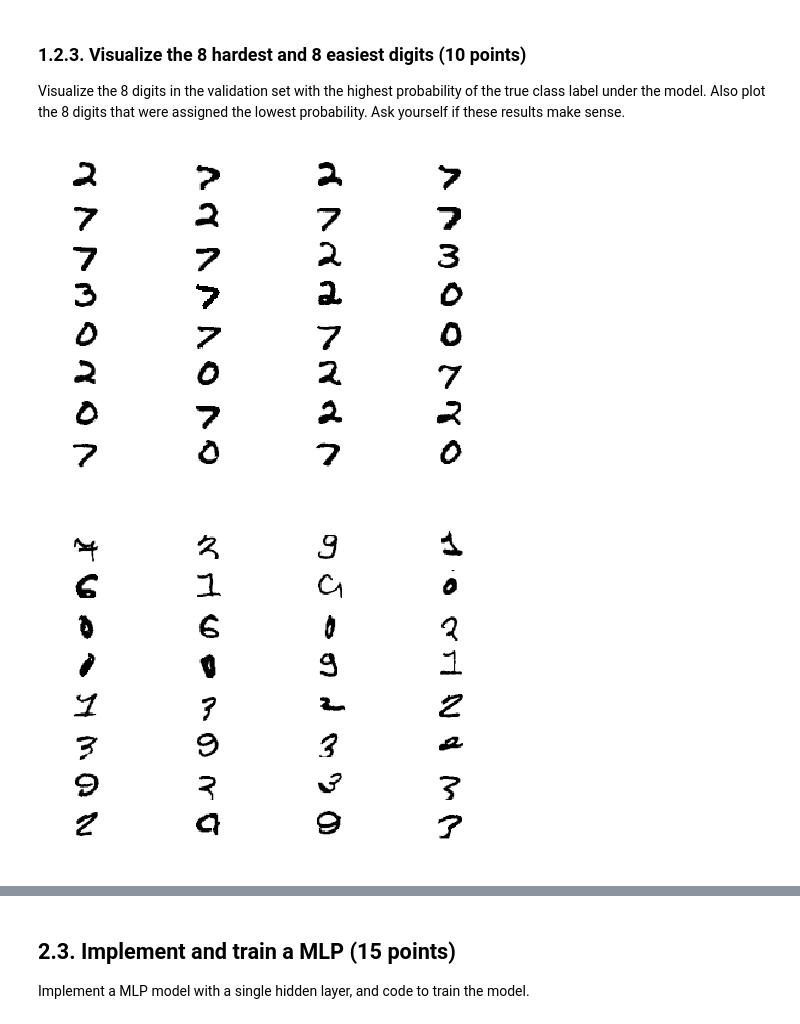
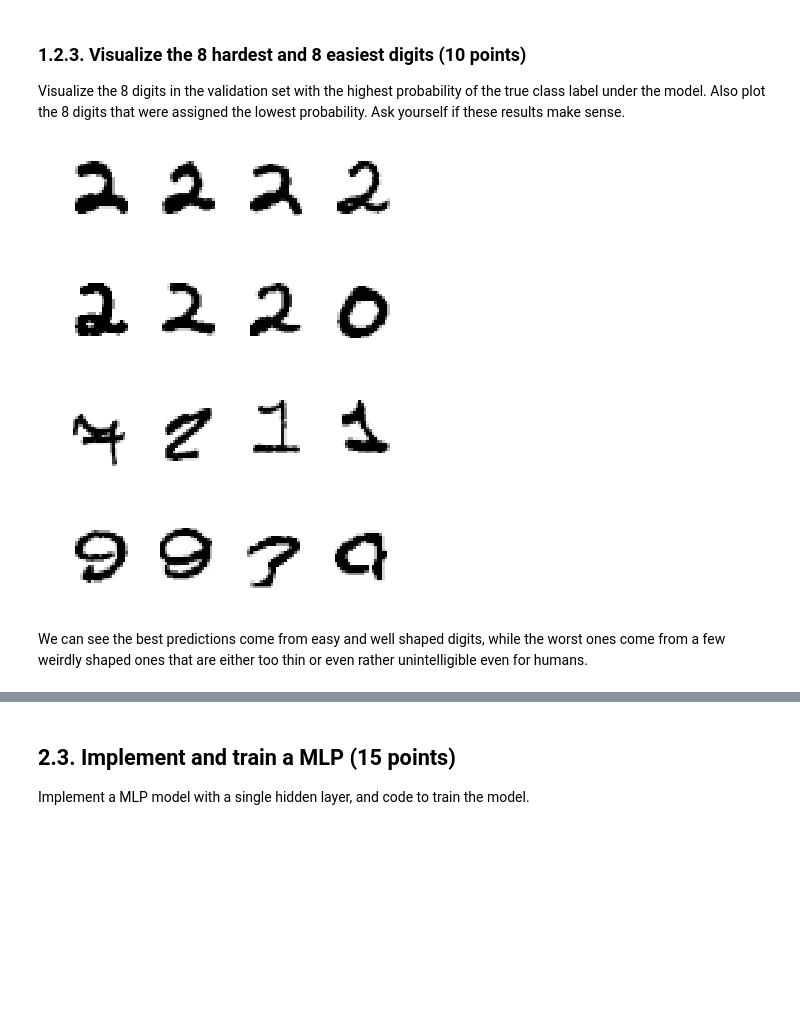
Before and after one commit to bogdanteleaga/ML1, a Jupyter notebook: lab2/lab02_Keijzer_Teleaga.ipynb, the cells around one changed output, grey strips where cells are left out. Saved outputs shown, nothing was run; the diff lists cells and outputs as text; code cells hidden in the pictures; blank space fills up the shorter version.

```diff
--- a/lab2/lab02_Keijzer_Teleaga.ipynb
+++ b/lab2/lab02_Keijzer_Teleaga.ipynb
@@ -54,7 +54,7 @@ A key building block for such an app would be a function `predict_digit(x)` that
 The dataset you're going to use for this is the MNIST handwritten digits dataset (`http://yann.lecun.com/exdb/mnist/`). You can load the data from `mnist.pkl.gz` we provided, using:
 # %%
 def load_mnist():
-    return pickle.load(gzip.open('mnist.pkl.gz', 'rb'))#, encoding='latin1')
+    return pickle.load(gzip.open('mnist.pkl.gz', 'rb'), encoding='latin1')
 
 (x_train, t_train), (x_valid, t_valid), (x_test, t_test) = load_mnist()
 # One hot encoding
@@ -314,15 +315,19 @@ Visualize the 8 digits in the validation set with the highest probability of the
 Also plot the 8 digits that were assigned the lowest probability.
 Ask yourself if these results make sense.
 # %%
-idx = [x[0] for x in best_train[:32]]
+idx = [x[0] for x in best_train[:8]]
 plot_digits(x_train[idx], numcols=4)
 # %% [output]
-[figure, old version]
+[figure, new version]
 # %%
-idx = [x[0] for x in best_train[-32:]]
+idx = [x[0] for x in best_train[-8:]]
 plot_digits(x_train[idx], numcols=4)
 # %% [output]
-[figure, old version]
+[figure, new version]
+# %% [markdown]
+We can see the best predictions come from easy and well shaped digits,
+while the worst ones come from a few weirdly shaped ones that are either
+too thin or even rather unintelligible even for humans.
 # %% [markdown]
 # Part 2. Multilayer perceptron
 
```
Also changed, not shown: parts of 18 cells of this notebook.
